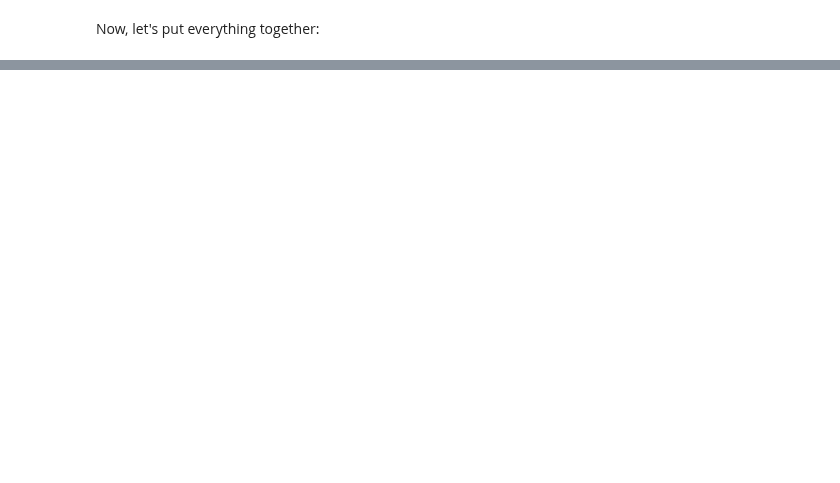
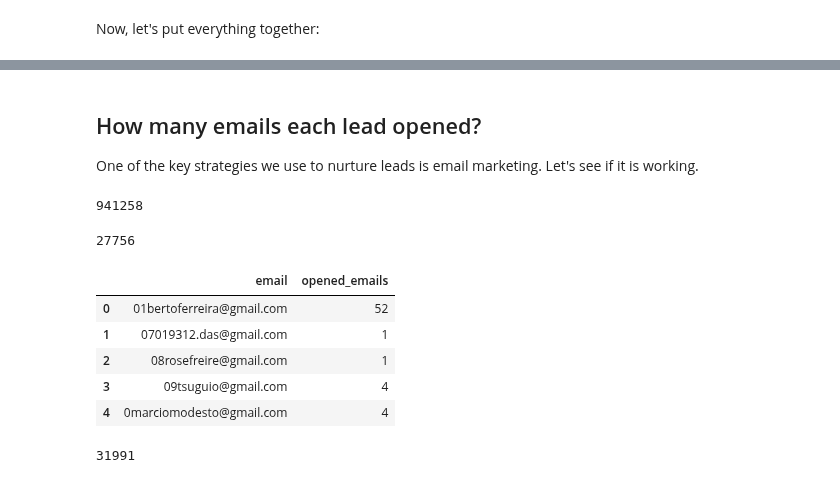
Before and after one commit to CarlosUdacity/nanodegree-projects, a Jupyter notebook: machine-learning/capstone/new_features.ipynb, the cells around one changed output, grey strips where cells are left out. Saved outputs shown, nothing was run; the diff lists cells and outputs as text; code cells hidden in the pictures; blank space fills up the shorter version.

```diff
--- a/machine-learning/capstone/new_features.ipynb
+++ b/machine-learning/capstone/new_features.ipynb
@@ -417,0 +410,36 @@ result.head().transpose()
+# %% [markdown]
+## How many emails each lead opened?
+One of the key strategies we use to nurture leads is email marketing. Let's see if it is working.
+# %%
+email_data = pd.read_sql_query("""
+SELECT context_traits_email AS email, id
+FROM vero_email.email_opened
+WHERE received_at <= '{}'
+AND context_traits_email IN {}
+""".format(end_date.strftime('%Y-%m-%d'), email_query), con=us)
+
+email_data.shape[0]
+# %% [output]
+941258
+# %%
+grouped_email_data = email_data.groupby('email')['id'].count()
+grouped_email_data.shape[0]
+# %% [output]
+27756
+# %%
+grouped = pd.DataFrame()
+grouped['email'] = grouped_email_data.index.values
+grouped['opened_emails'] = grouped_email_data.values
+grouped.head()
+# %% [output]
+|  | email | opened_emails |
+| 0 | 01bertoferreira@gmail.com | 52 |
+| 1 | 07019312.das@gmail.com | 1 |
+| 2 | 08rosefreire@gmail.com | 1 |
+| 3 | 09tsuguio@gmail.com | 4 |
+| 4 | 0marciomodesto@gmail.com | 4 |
+# %%
+final_result = pd.merge(result, grouped, how='left', on='email')
+final_result.shape[0]
+# %% [output]
+31991
```
Also changed, not shown: parts of 30 cells of this notebook, 3 other files.
